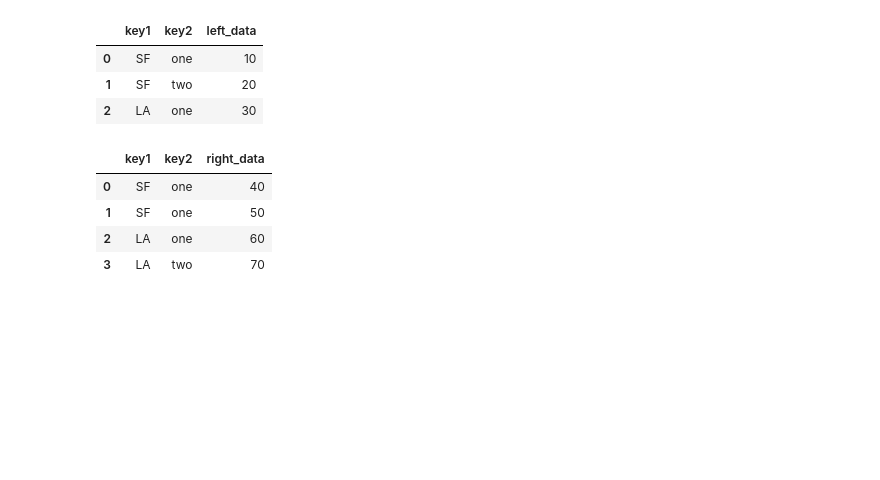
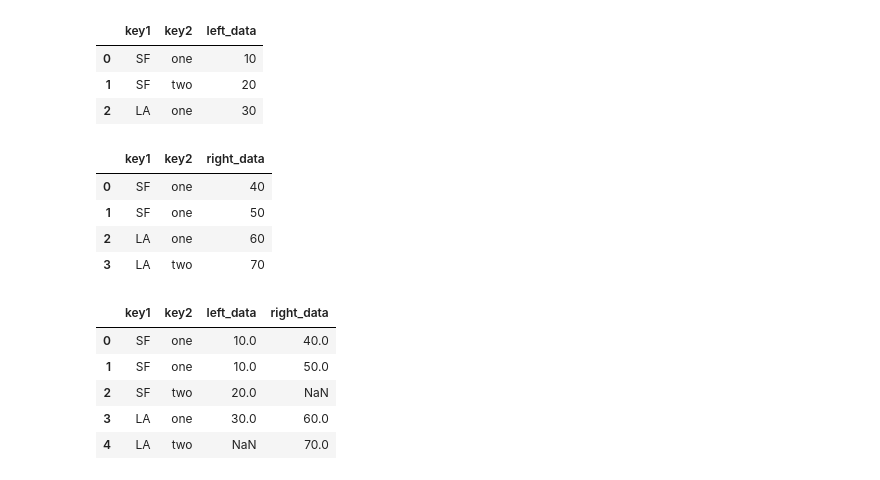
Before and after one commit to mingma1369/Python, a Jupyter notebook: Merge.ipynb, the cells around one changed output. Drawn from its saved outputs; the diff is of its cells as text; code cells hidden in the pictures; blank space fills up the shorter version.

```diff
--- a/Merge.ipynb
+++ b/Merge.ipynb
@@ -118,3 +118,12 @@ df_right
 | 1 | SF | one | 50 |
 | 2 | LA | one | 60 |
 | 3 | LA | two | 70 |
+# %%
+pd.merge(df_left,df_right,on=['key1','key2'],how='outer')
+# %% [output]
+|  | key1 | key2 | left_data | right_data |
+| 0 | SF | one | 10.0 | 40.0 |
+| 1 | SF | one | 10.0 | 50.0 |
+| 2 | SF | two | 20.0 | NaN |
+| 3 | LA | one | 30.0 | 60.0 |
+| 4 | LA | two | NaN | 70.0 |
```
